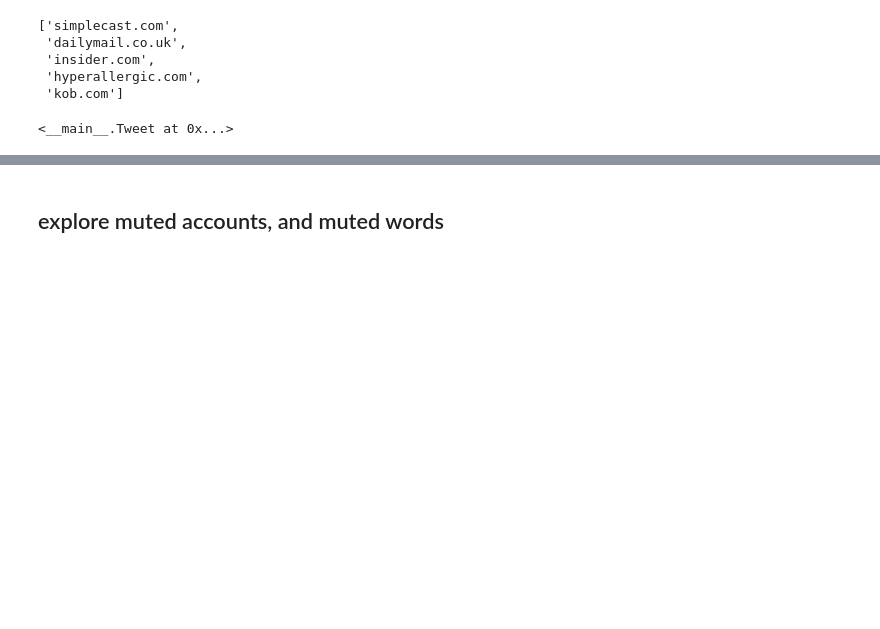
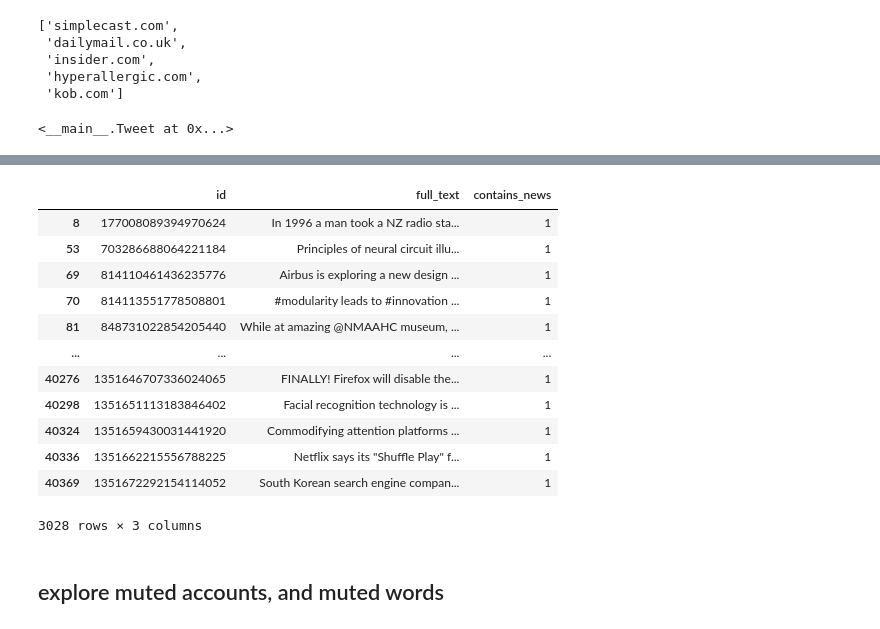
Before and after one commit to gsajko/tweetfeed, a Jupyter notebook: notebooks/Tweetfeed.ipynb, the cells around one changed output, grey strips where cells are left out. Cells and saved outputs as stored; diff of their text form; code cells hidden in the pictures; blank space fills up the shorter version.

```diff
--- a/notebooks/Tweetfeed.ipynb
+++ b/notebooks/Tweetfeed.ipynb
@@ -472,5 +488,21 @@ df_news["contains_news"].value_counts()
 1     3028
 Name: contains_news, dtype: int64
+# %%
+df[["id", "full_text", "contains_news"]][df.contains_news > 0]
+# %% [output]
+|  | id | full_text | contains_news |
+| 8 | 177008089394970624 | In 1996 a man took a NZ radio sta... | 1 |
+| 53 | 703286688064221184 | Principles of neural circuit illu... | 1 |
+| 69 | 814110461436235776 | Airbus is exploring a new design ... | 1 |
+| 70 | 814113551778508801 | #modularity leads to #innovation ... | 1 |
+| 81 | 848731022854205440 | While at amazing @NMAAHC museum, ... | 1 |
+| ... | ... | ... | ... |
+| 40276 | 1351646707336024065 | FINALLY! Firefox will disable the... | 1 |
+| 40298 | 1351651113183846402 | Facial recognition technology is ... | 1 |
+| 40324 | 1351659430031441920 | Commodifying attention platforms ... | 1 |
+| 40336 | 1351662215556788225 | Netflix says its "Shuffle Play" f... | 1 |
+| 40369 | 1351672292154114052 | South Korean search engine compan... | 1 |
+3028 rows × 3 columns
 # %% [markdown]
 ## explore muted accounts, and muted words
 # %%
```
Also changed, not shown: parts of 15 cells of this notebook, 3 other files.
